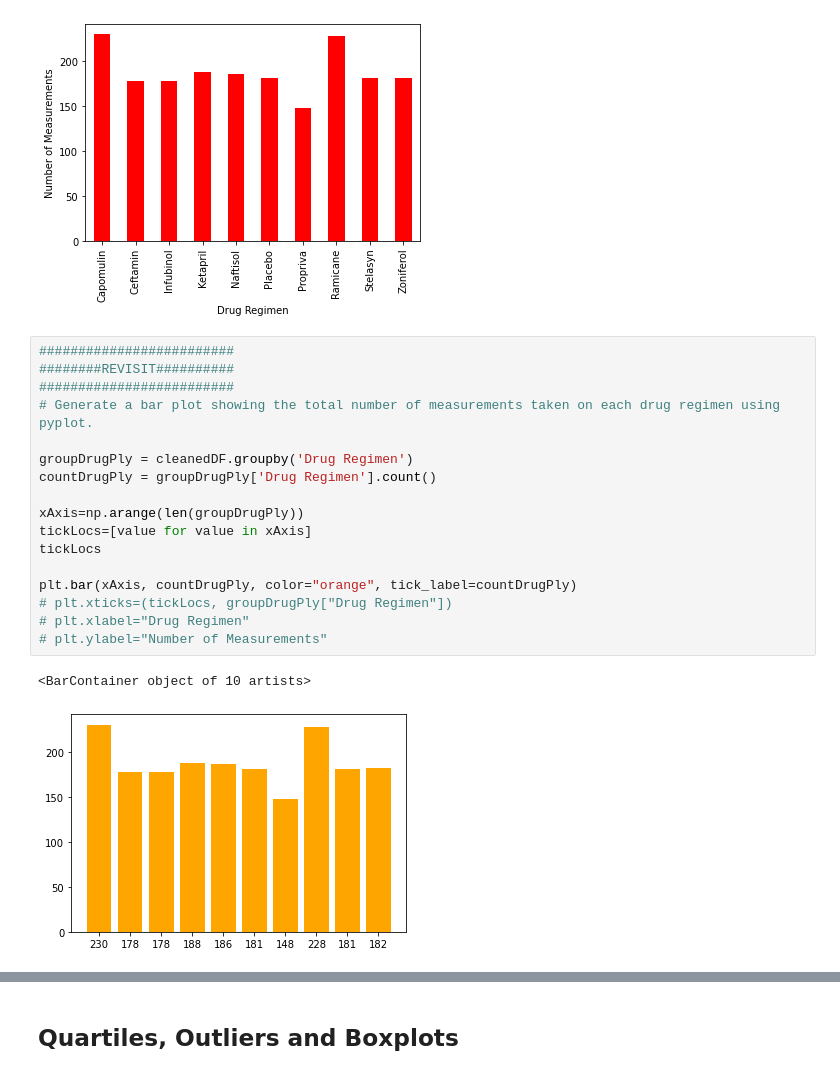
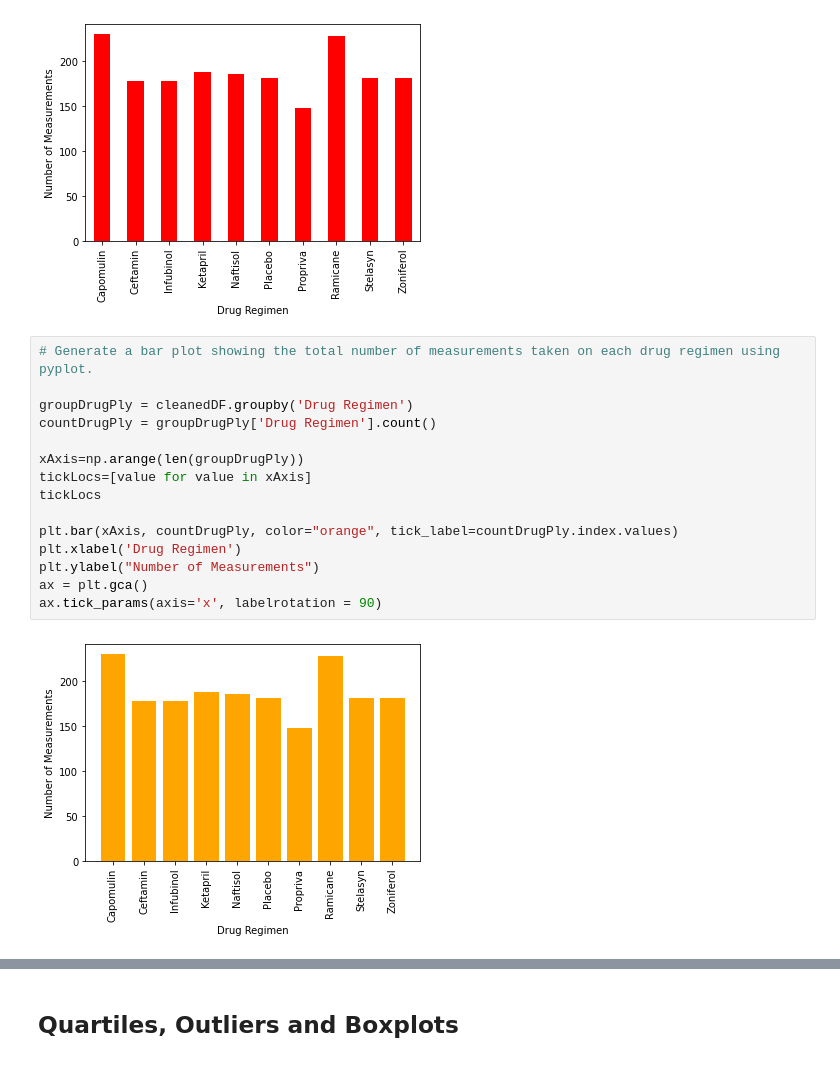
Before and after one commit to kidik425/05-MatPlotLib, a Jupyter notebook: Pymaceuticals/pymaceuticals_starter.ipynb, the cells around one changed output, grey strips where cells are left out. Saved outputs shown, nothing was run; the diff lists cells and outputs as text.

```diff
--- a/Pymaceuticals/pymaceuticals_starter.ipynb
+++ b/Pymaceuticals/pymaceuticals_starter.ipynb
@@ -207,25 +207,22 @@ countChart
 <AxesSubplot:xlabel='Drug Regimen', ylabel='Number of Measurements'>
 [figure]
 # %%
-#########################
-########REVISIT##########
-#########################
 # Generate a bar plot showing the total number of measurements taken on each drug regimen using pyplot.
 
 groupDrugPly = cleanedDF.groupby('Drug Regimen')
 countDrugPly = groupDrugPly['Drug Regimen'].count()
 
 xAxis=np.arange(len(groupDrugPly))
 tickLocs=[value for value in xAxis]
 tickLocs
 
-plt.bar(xAxis, countDrugPly, color="orange", tick_label=countDrugPly)
-# plt.xticks=(tickLocs, groupDrugPly["Drug Regimen"])
-# plt.xlabel="Drug Regimen"
-# plt.ylabel="Number of Measurements"
+plt.bar(xAxis, countDrugPly, color="orange", tick_label=countDrugPly.index.values)
+plt.xlabel('Drug Regimen')
+plt.ylabel("Number of Measurements")
+ax = plt.gca()
+ax.tick_params(axis='x', labelrotation = 90)
 # %% [output]
-<BarContainer object of 10 artists>
-[figure, old version]
+[figure, new version]
 # %%
 # Generate a pie plot showing the distribution of female versus male mice using pandas
 # Generate a bar plot showing the total number of measurements taken on each drug regimen using pandas.
```
Also changed, not shown: parts of 5 cells of this notebook.
